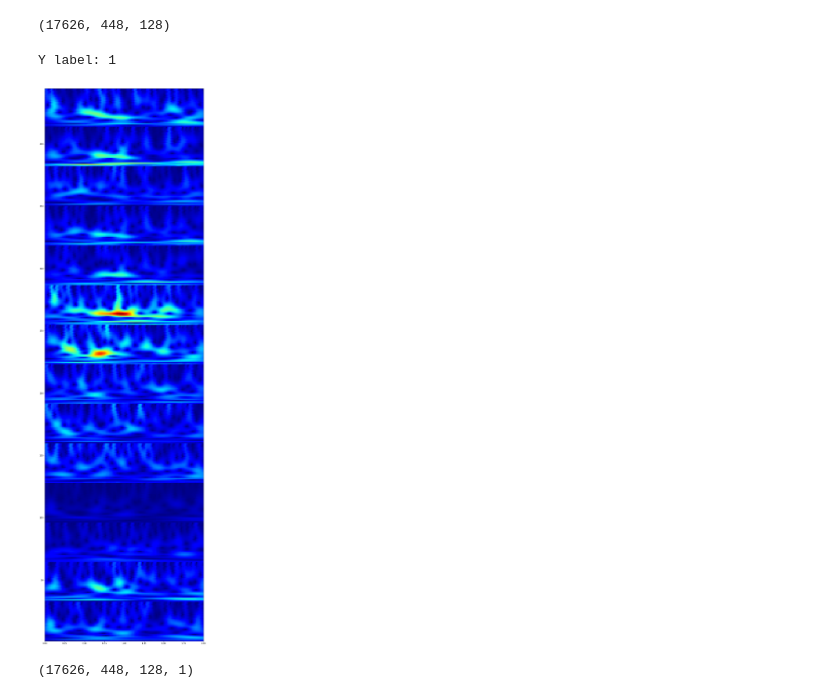
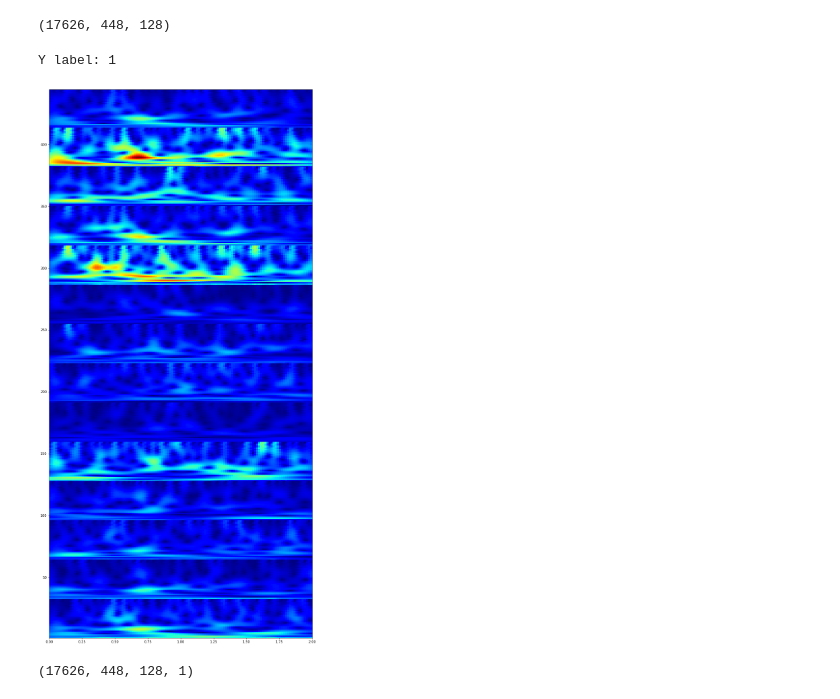
Before and after one commit to Koda98/CSE247-project, a Jupyter notebook: Spec_CNN.ipynb, the cells around one changed output. Cells and saved outputs as stored; diff of their text form; code cells hidden in the pictures.

Commit message:
optimized generate_spectrogram function

```diff
--- a/Spec_CNN.ipynb
+++ b/Spec_CNN.ipynb
@@ -79,5 +76,5 @@ def generate_scalogram(data):
 # %%
-X_scalogram = generate_scalogram(X)
+X_scalogram = generate_scalogram2(X, 126, 64, 2)
 # %%
 X_scalogram.shape
 # %% [output]
@@ -99,14 +96,14 @@ def plot_scalograms(data, sample_index, N=128, hz=64, T=2, ts=0, w=4.):
 
     print("Y label:", Y[sample_index])
 
-    plt.rcParams['figure.figsize'] = 14, 50
+    plt.rcParams['figure.figsize'] = 14, 30
     im = plt.pcolormesh(t, freq, np.abs(data[sample_index]), cmap = 'jet') # 'viridis'
     plt.show()
 # %%
-plot_scalograms(X_scalogram, 10000)
+plot_scalograms(X_scalogram, 15000)
 # %% [output]
 Y label: 1
-[figure, old version]
+[figure, new version]
 # %%
 # reshape data
 X_scalogram_shaped = X_scalogram.reshape(X_scalogram.shape[0], X_scalogram.shape[1], X_scalogram.shape[2], 1)
```
Also changed, not shown: parts of 6 cells of this notebook.
